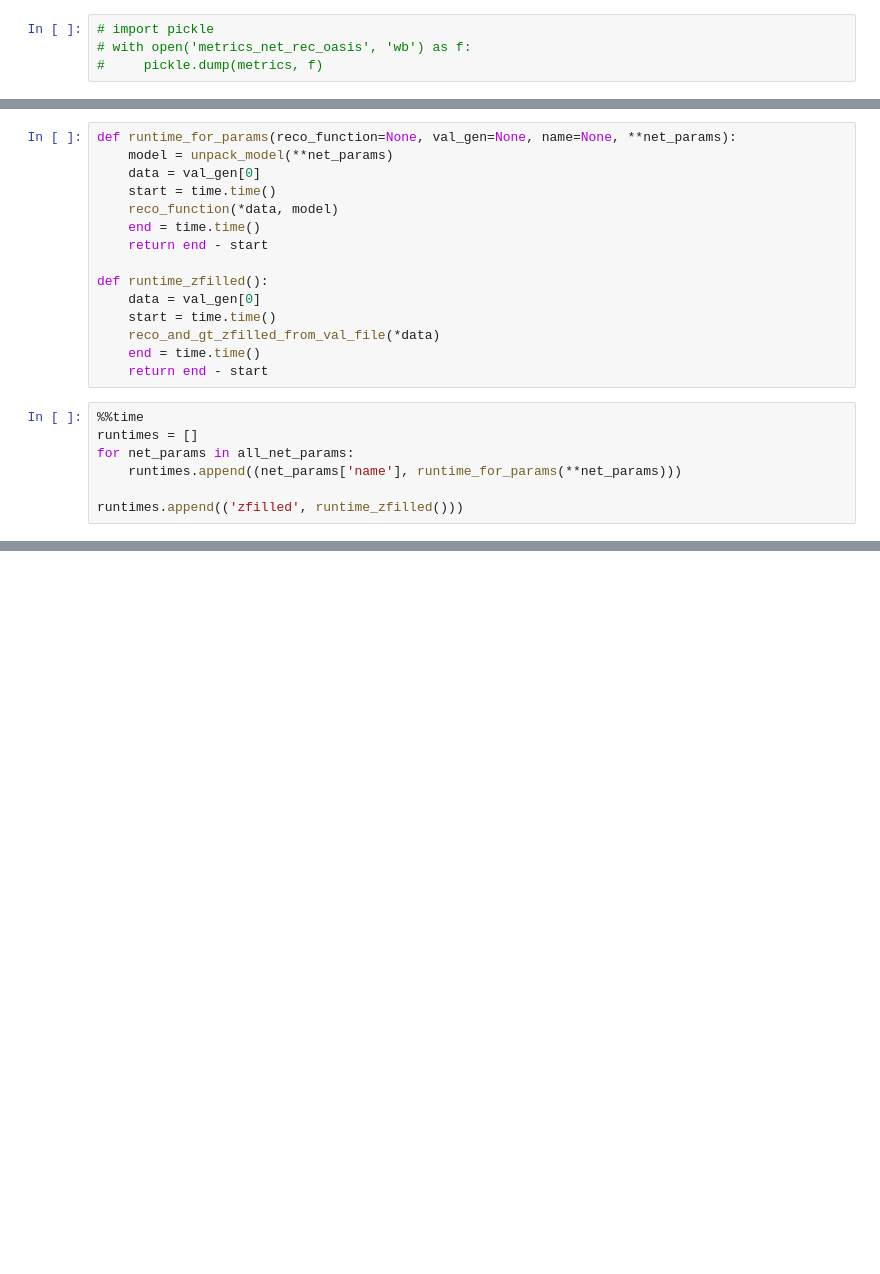
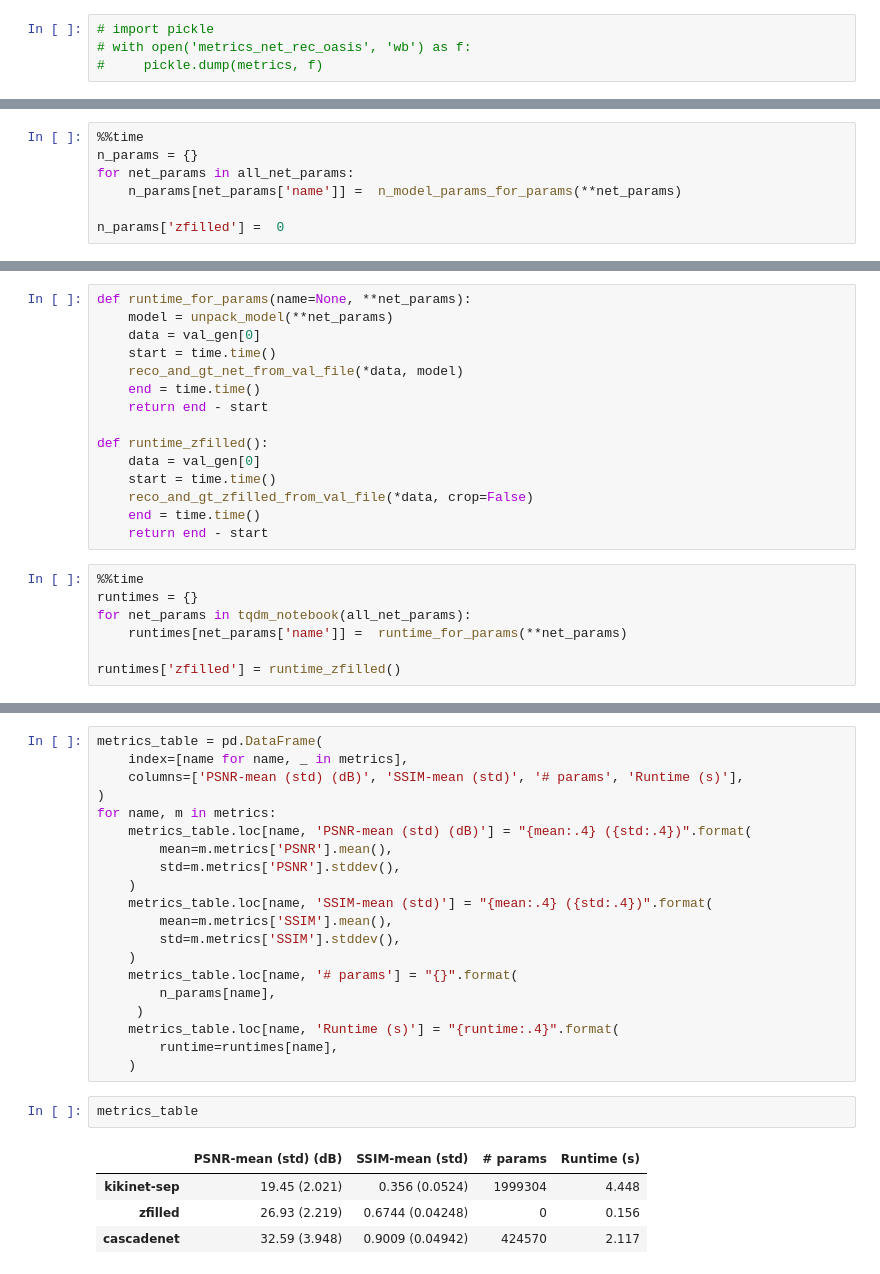
Before and after one commit to zaccharieramzi/fastmri-reproducible-benchmark, a Jupyter notebook: experiments/validation_for_net_oasis.ipynb, the cells around one changed output, grey strips where cells are left out. Drawn from its saved outputs; the diff is of its cells as text; blank space fills up the shorter version.

```diff
--- a/experiments/validation_for_net_oasis.ipynb
+++ b/experiments/validation_for_net_oasis.ipynb
@@ -178,0 +181,7 @@ plt.errorbar(
+# %%
+%%time
+n_params = {}
+for net_params in all_net_params:
+    n_params[net_params['name']] =  n_model_params_for_params(**net_params)
+
+n_params['zfilled'] =  0
@@ -179,23 +191,23 @@ plt.errorbar(
 # %%
-def runtime_for_params(reco_function=None, val_gen=None, name=None, **net_params):
+def runtime_for_params(name=None, **net_params):
     model = unpack_model(**net_params)
     data = val_gen[0]
     start = time.time()
-    reco_function(*data, model)
+    reco_and_gt_net_from_val_file(*data, model)
     end = time.time()
     return end - start
 
 def runtime_zfilled():
     data = val_gen[0]
     start = time.time()
-    reco_and_gt_zfilled_from_val_file(*data)
+    reco_and_gt_zfilled_from_val_file(*data, crop=False)
     end = time.time()
     return end - start
 # %%
 %%time
-runtimes = []
-for net_params in all_net_params:
-    runtimes.append((net_params['name'], runtime_for_params(**net_params)))
+runtimes = {}
+for net_params in tqdm_notebook(all_net_params):
+    runtimes[net_params['name']] =  runtime_for_params(**net_params)
 
-runtimes.append(('zfilled', runtime_zfilled()))
+runtimes['zfilled'] = runtime_zfilled()
 # %% [output]
@@ -202,0 +217,27 @@ TypeError: 'NoneType' object is not subscriptable
+# %%
+metrics_table = pd.DataFrame(
+    index=[name for name, _ in metrics],
+    columns=['PSNR-mean (std) (dB)', 'SSIM-mean (std)', '# params', 'Runtime (s)'],
+)
+for name, m in metrics:
+    metrics_table.loc[name, 'PSNR-mean (std) (dB)'] = "{mean:.4} ({std:.4})".format(
+        mean=m.metrics['PSNR'].mean(),
+        std=m.metrics['PSNR'].stddev(),
+    )
+    metrics_table.loc[name, 'SSIM-mean (std)'] = "{mean:.4} ({std:.4})".format(
+        mean=m.metrics['SSIM'].mean(),
+        std=m.metrics['SSIM'].stddev(),
+    )
+    metrics_table.loc[name, '# params'] = "{}".format(
+        n_params[name],
+     )
+    metrics_table.loc[name, 'Runtime (s)'] = "{runtime:.4}".format(
+        runtime=runtimes[name],
+    )
+# %%
+metrics_table
+# %% [output]
+|  | PSNR-mean (std) (dB) | SSIM-mean (std) | # params | Runtime (s) |
+| kikinet-sep | 19.45 (2.021) | 0.356 (0.0524) | 1999304 | 4.448 |
+| zfilled | 26.93 (2.219) | 0.6744 (0.04248) | 0 | 0.156 |
+| cascadenet | 32.59 (3.948) | 0.9009 (0.04942) | 424570 | 2.117 |
```
Also changed, not shown: parts of 10 cells of this notebook, 4 other files.
